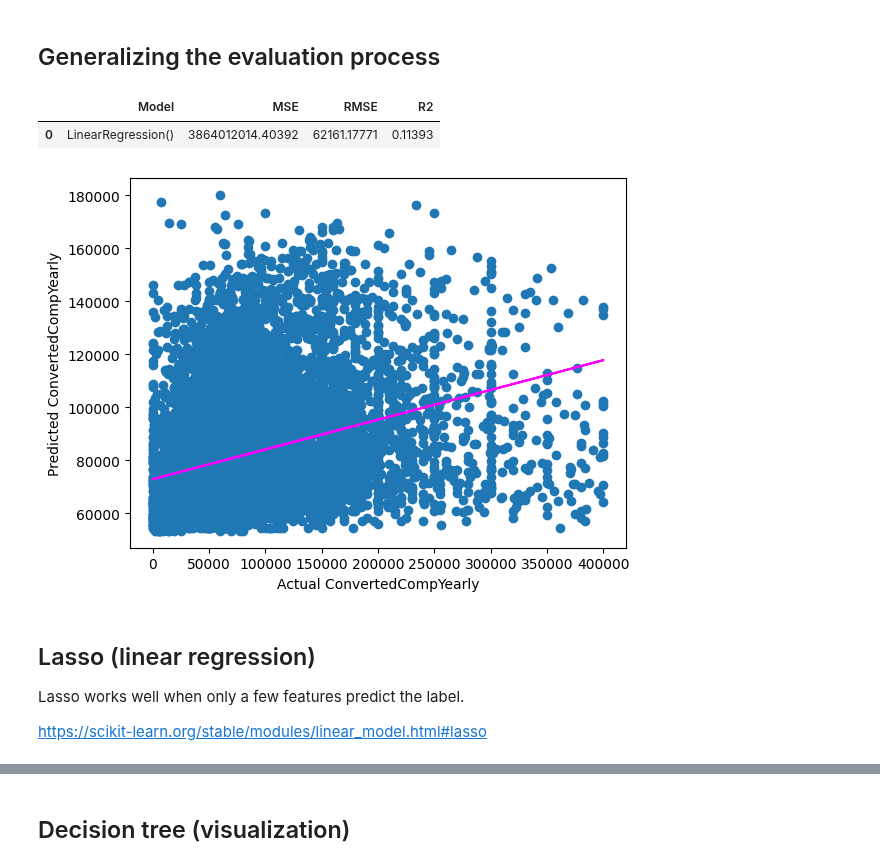
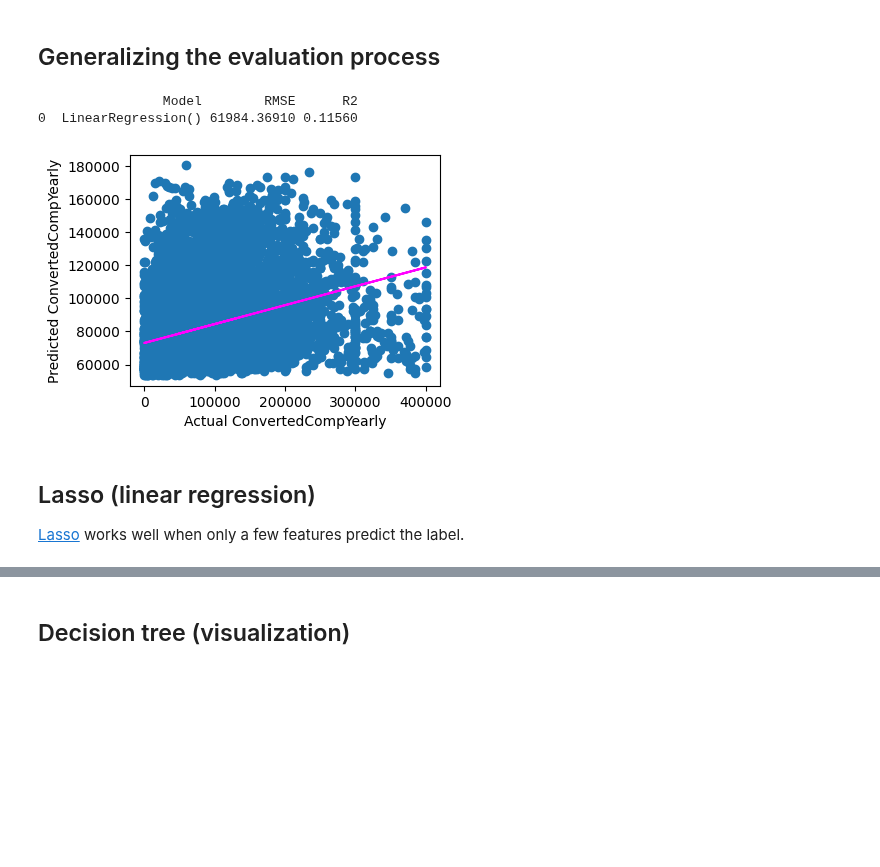
Before and after one commit to pamelafox/regression-model-azure-demo, a Jupyter notebook: notebook/index.ipynb, the cells around one changed output, grey strips where cells are left out. Saved outputs shown, nothing was run; the diff lists cells and outputs as text; code cells hidden in the pictures; blank space fills up the shorter version.

```diff
--- a/notebook/index.ipynb
+++ b/notebook/index.ipynb
@@ -201,7 +202,7 @@ from sklearn.metrics import mean_squared_error, r2_score
 mse = mean_squared_error(y_test, predictions)
 print(" MSE:", mse)
 
-rmse = np.sqrt(mse)
+rmse = mean_squared_error(y_test, predictions, squared=True)
 print("RMSE:", rmse)
 
 r2 = r2_score(y_test, predictions)
@@ -221,36 +222,34 @@ https://scikit-learn.org/stable/tutorial/machine_learning_map/index.html
 # %% [markdown]
 ## Generalizing the evaluation process
 # %%
-eval_results = pd.DataFrame(columns=['Model', 'MSE', 'RMSE', 'R2'])
+eval_results = pd.DataFrame(columns=['Model', 'RMSE', 'R2'])
 
 def evaluate_model():
-    # Evaluate the model using the test data
     predictions = model.predict(X_test)
-    mse = mean_squared_error(y_test, predictions)
-    rmse = np.sqrt(mse)
+    rmse = mean_squared_error(y_test, predictions, squared=False)
     r2 = r2_score(y_test, predictions)
-    eval_results.loc[len(eval_results.index)] = [str(model), mse, rmse, r2]
+    eval_results.loc[len(eval_results.index)] = [str(model), round(rmse, 4), round(r2, 4)]
+    print(eval_results)
     # Plot predicted vs actual
+    plt.figure(figsize=(4, 3))
     plt.scatter(y_test, predictions)
     plt.xlabel(f'Actual {label}')
     plt.ylabel(f'Predicted {label}')
     # Overlay the regression line
     z = np.polyfit(y_test, predictions, 1)
     p = np.poly1d(z)
     plt.plot(y_test,p(y_test), color='magenta')
 
+
 evaluate_model()
-eval_results
 # %% [output]
-|  | Model | MSE | RMSE | R2 |
-| 0 | LinearRegression() | 3864012014.40392 | 62161.17771 | 0.11393 |
+                Model        RMSE      R2
+0  LinearRegression() 61984.36910 0.11560
-[figure, old version]
+[figure, new version]
 # %% [markdown]
 ## Lasso (linear regression)
 
-Lasso works well when only a few features predict the label.
-
-https://scikit-learn.org/stable/modules/linear_model.html#lasso
+[Lasso](https://scikit-learn.org/stable/modules/linear_model.html#lasso) works well when only a few features predict the label.
 # %%
 from sklearn.linear_model import Lasso
 
```
Also changed, not shown: parts of 19 cells of this notebook, 2 other files.
